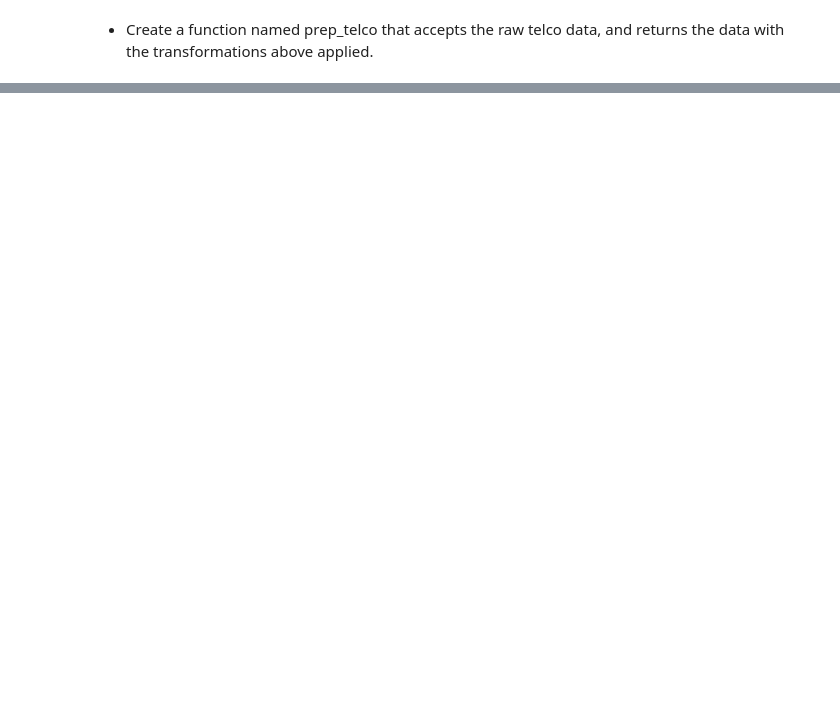
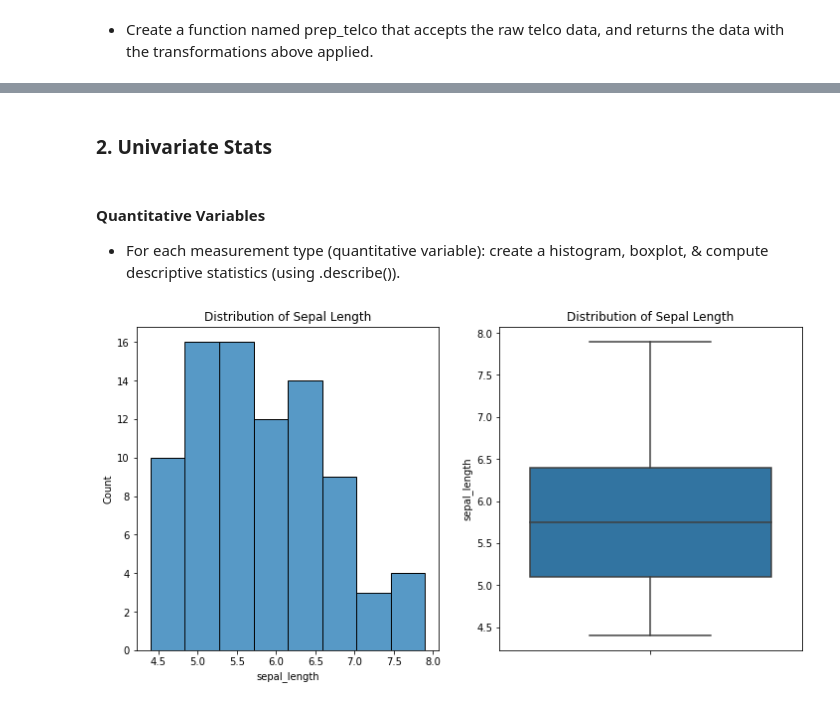
Before and after one commit to alegarcia-dev/classification-exercises, a Jupyter notebook: classification_exercises.ipynb, the cells around one changed output, grey strips where cells are left out. Cells and saved outputs as stored; diff of their text form; code cells hidden in the pictures; blank space fills up the shorter version.

```diff
--- a/classification_exercises.ipynb
+++ b/classification_exercises.ipynb
@@ -668,0 +679,4 @@ def prep_telco_data(df):
+# %%
+iris = get_iris_data()
+iris = prep_iris_data(iris)
+train, validate, test = split_data(iris, stratify_column = 'species')
@@ -668,0 +704,16 @@ def prep_telco_data(df):
+# %% [markdown]
+### 2. Univariate Stats
+# %% [markdown]
+#### Quantitative Variables
+
+- For each measurement type (quantitative variable): create a histogram, boxplot, & compute descriptive statistics (using .describe()).
+# %%
+_, ax = plt.subplots(nrows = 1, ncols = 2, figsize = (12, 6))
+
+sns.histplot(data = train.sepal_length, ax = ax[0])
+ax[0].set_title('Distribution of Sepal Length')
+
+sns.boxplot(data = train, y = 'sepal_length', ax = ax[1])
+ax[1].set_title('Distribution of Sepal Length');
+# %% [output]
+[figure, added]
```
Also changed, not shown: parts of 56 cells of this notebook.
